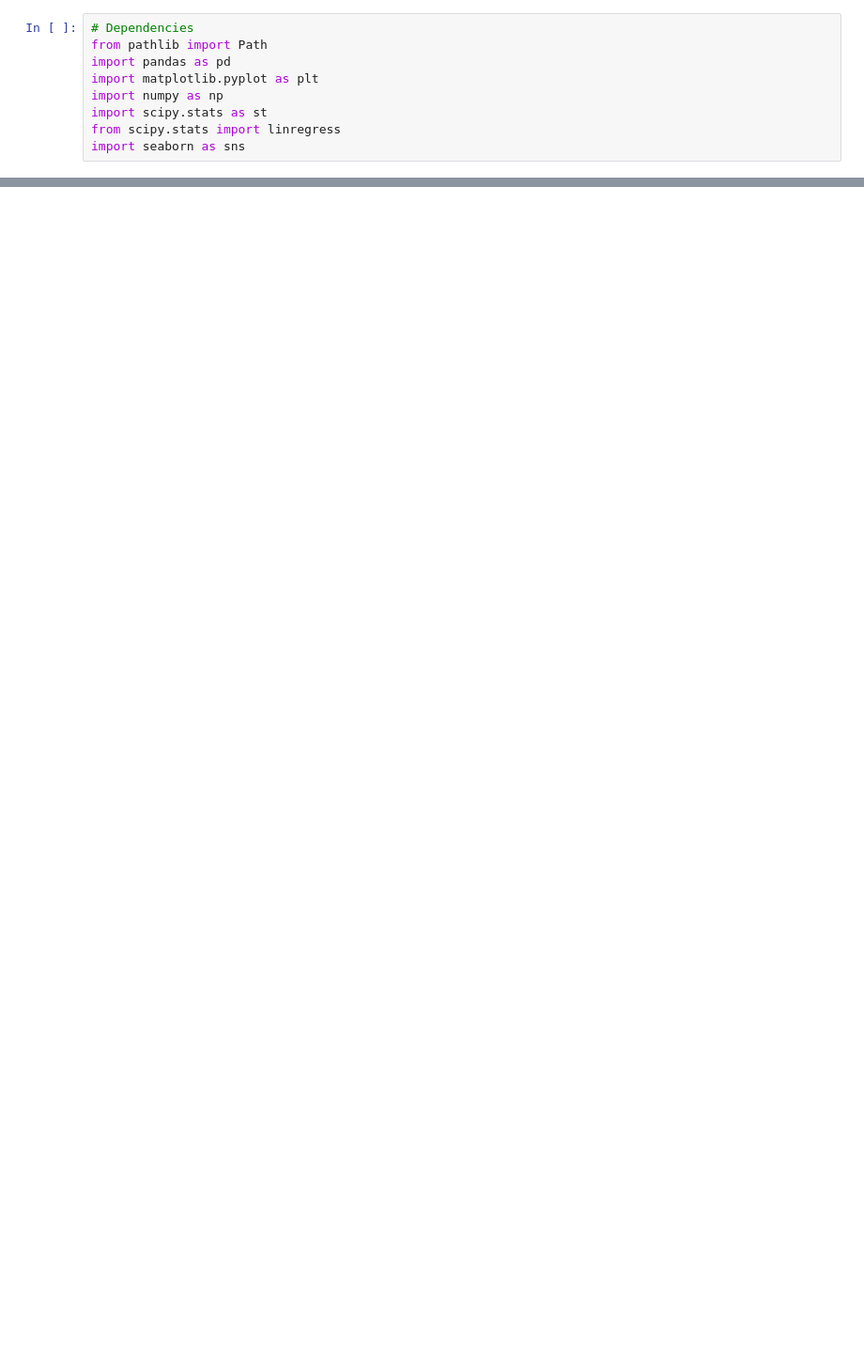
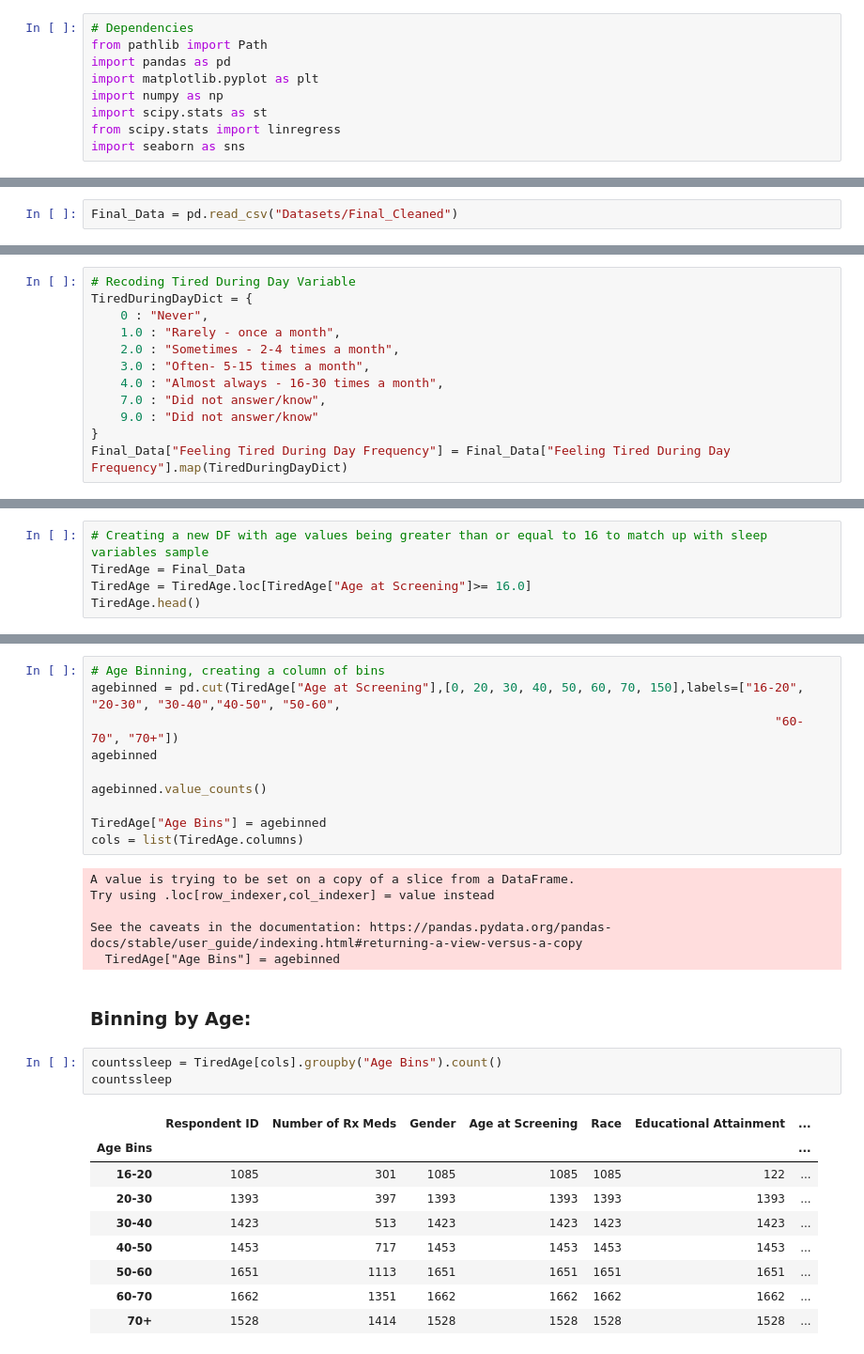
Before and after one commit to CalebCutrer/Project-1, a Jupyter notebook: Caleb_Age_Activity_Sleep.ipynb, the cells around one changed output, grey strips where cells are left out. Shown at 94% size. Cells and saved outputs as stored; diff of their text form; blank space fills up the shorter version.

```diff
--- a/Caleb_Age_Activity_Sleep.ipynb
+++ b/Caleb_Age_Activity_Sleep.ipynb
@@ -39,0 +12,2 @@ Gender_Dataset.head()
+# %%
+Final_Data = pd.read_csv("Datasets/Final_Cleaned")
@@ -39,0 +23,12 @@ Gender_Dataset.head()
+# %%
+# Recoding Tired During Day Variable
+TiredDuringDayDict = {
+    0 : "Never",
+    1.0 : "Rarely - once a month",
+    2.0 : "Sometimes - 2-4 times a month",
+    3.0 : "Often- 5-15 times a month",
+    4.0 : "Almost always - 16-30 times a month",
+    7.0 : "Did not answer/know",
+    9.0 : "Did not answer/know"
+}
+Final_Data["Feeling Tired During Day Frequency"] = Final_Data["Feeling Tired During Day Frequency"].map(TiredDuringDayDict)
@@ -39,0 +56,5 @@ Gender_Dataset.head()
+# %%
+# Creating a new DF with age values being greater than or equal to 16 to match up with sleep variables sample
+TiredAge = Final_Data
+TiredAge = TiredAge.loc[TiredAge["Age at Screening"]>= 16.0]
+TiredAge.head()
@@ -39,0 +68,31 @@ Gender_Dataset.head()
+# %%
+# Age Binning, creating a column of bins
+agebinned = pd.cut(TiredAge["Age at Screening"],[0, 20, 30, 40, 50, 60, 70, 150],labels=["16-20", "20-30", "30-40","40-50", "50-60",
+                                                                                             "60-70", "70+"])
+agebinned
+
+agebinned.value_counts()
+
+TiredAge["Age Bins"] = agebinned
+cols = list(TiredAge.columns)
+# %% [output]
+A value is trying to be set on a copy of a slice from a DataFrame.
+Try using .loc[row_indexer,col_indexer] = value instead
+
+See the caveats in the documentation: https://pandas.pydata.org/pandas-docs/stable/user_guide/indexing.html#returning-a-view-versus-a-copy
+  TiredAge["Age Bins"] = agebinned
+# %% [markdown]
+### Binning by Age:
+# %%
+countssleep = TiredAge[cols].groupby("Age Bins").count()
+countssleep
+# %% [output]
+|  | Respondent ID | Number of Rx Meds | Gender | Age at Screening | Race | Educational Attainment | ... |
+| Age Bins |  |  |  |  |  |  | ... |
+| 16-20 | 1085 | 301 | 1085 | 1085 | 1085 | 122 | ... |
+| 20-30 | 1393 | 397 | 1393 | 1393 | 1393 | 1393 | ... |
+| 30-40 | 1423 | 513 | 1423 | 1423 | 1423 | 1423 | ... |
+| 40-50 | 1453 | 717 | 1453 | 1453 | 1453 | 1453 | ... |
+| 50-60 | 1651 | 1113 | 1651 | 1651 | 1651 | 1651 | ... |
+| 60-70 | 1662 | 1351 | 1662 | 1662 | 1662 | 1662 | ... |
+| 70+ | 1528 | 1414 | 1528 | 1528 | 1528 | 1528 | ... |
```
Also changed, not shown: parts of 19 cells of this notebook.
